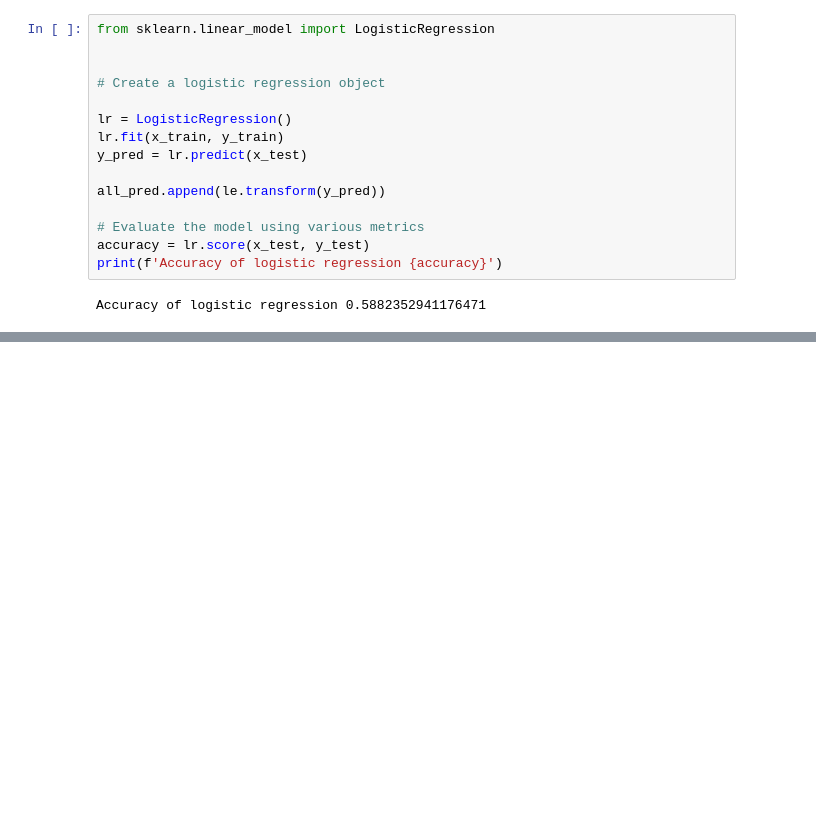
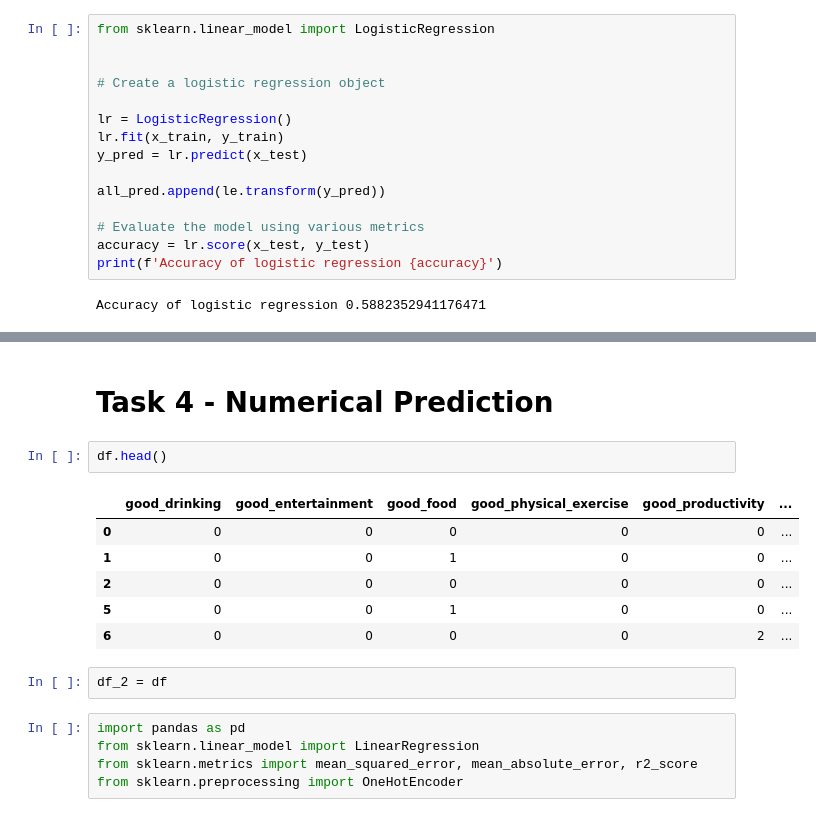
Before and after one commit to pshreyasv100/dmt-assignment-1, a Jupyter notebook: a1_shreyas.ipynb, the cells around one changed output, grey strips where cells are left out. Drawn from its saved outputs; the diff is of its cells as text; blank space fills up the shorter version.

Commit message:
added regression for part 4

```diff
--- a/a1_shreyas.ipynb
+++ b/a1_shreyas.ipynb
@@ -1108,0 +1109,18 @@ plt.show()
+# %% [markdown]
+# Task 4 - Numerical Prediction
+# %%
+df.head()
+# %% [output]
+|  | good_drinking | good_entertainment | good_food | good_physical_exercise | good_productivity | ... |
+| 0 | 0 | 0 | 0 | 0 | 0 | ... |
+| 1 | 0 | 0 | 1 | 0 | 0 | ... |
+| 2 | 0 | 0 | 0 | 0 | 0 | ... |
+| 5 | 0 | 0 | 1 | 0 | 0 | ... |
+| 6 | 0 | 0 | 0 | 0 | 2 | ... |
+# %%
+df_2 = df
+# %%
+import pandas as pd
+from sklearn.linear_model import LinearRegression
+from sklearn.metrics import mean_squared_error, mean_absolute_error, r2_score
+from sklearn.preprocessing import OneHotEncoder
```
Also changed, not shown: parts of 25 cells of this notebook.
